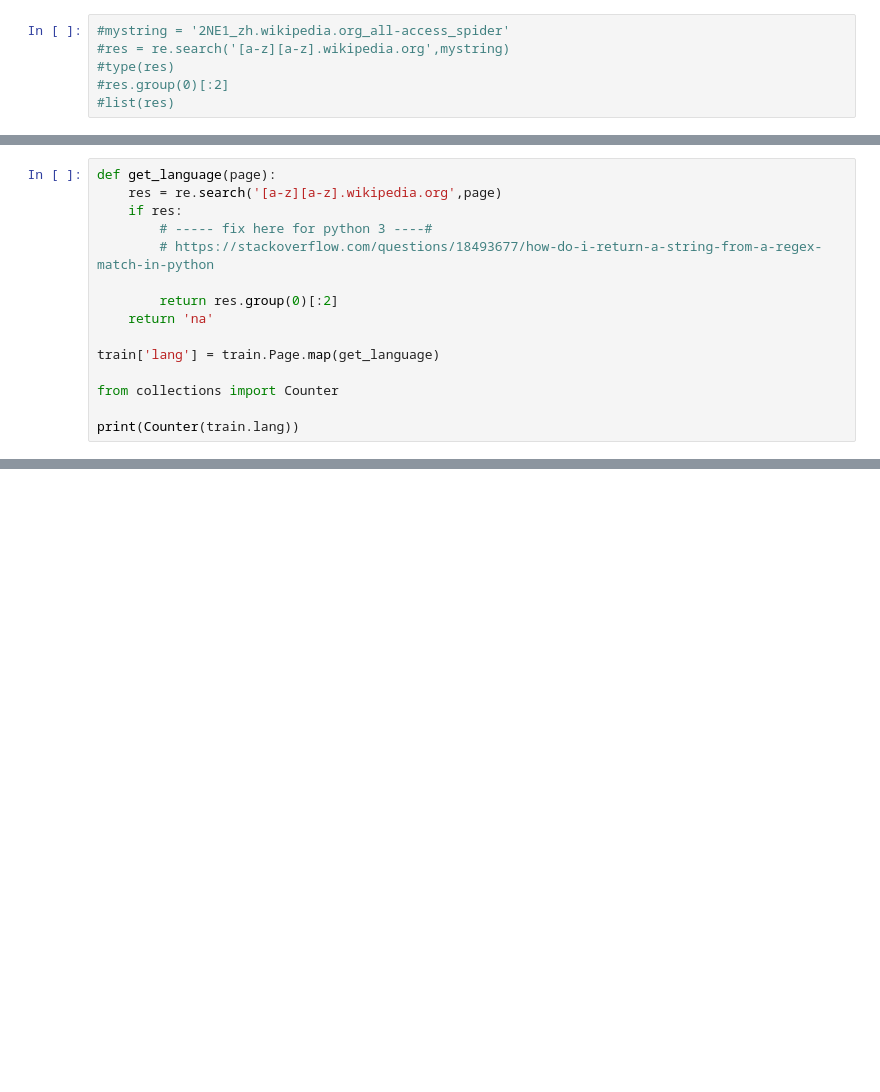
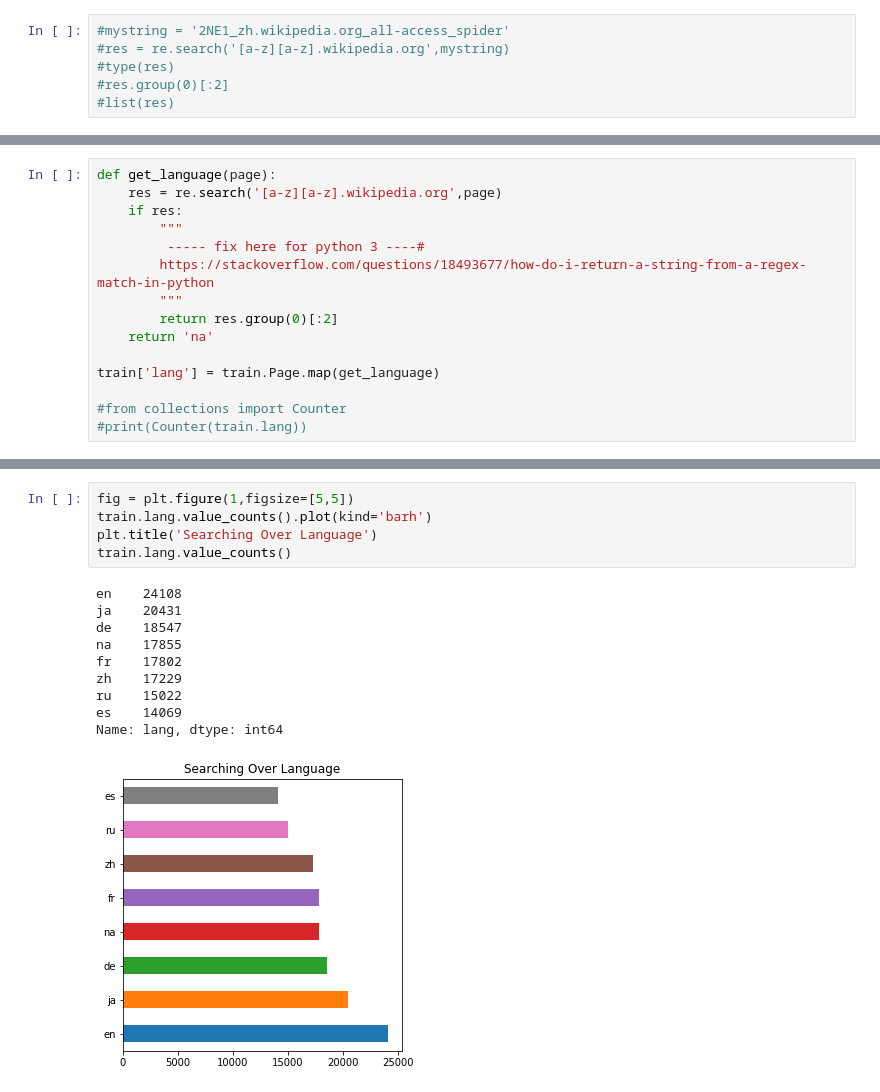
Before and after one commit to yennanliu/Kaggle.com_mini_project, a Jupyter notebook: wiki_web_traffic_predict/Wiki_web_traffic_data_EDA.ipynb, the cells around one changed output, grey strips where cells are left out. Drawn from its saved outputs; the diff is of its cells as text; blank space fills up the shorter version.

Commit message:
add language and FFT  analysis

```diff
--- a/wiki_web_traffic_predict/Wiki_web_traffic_data_EDA.ipynb
+++ b/wiki_web_traffic_predict/Wiki_web_traffic_data_EDA.ipynb
@@ -51,14 +58,14 @@ train.head(3)
 def get_language(page):
     res = re.search('[a-z][a-z].wikipedia.org',page)
     if res:
-        # ----- fix here for python 3 ----#
-        # https://stackoverflow.com/questions/18493677/how-do-i-return-a-string-from-a-regex-match-in-python
-
+        """
+         ----- fix here for python 3 ----#
+        https://stackoverflow.com/questions/18493677/how-do-i-return-a-string-from-a-regex-match-in-python
+        """
         return res.group(0)[:2]
     return 'na'
 
 train['lang'] = train.Page.map(get_language)
 
-from collections import Counter
-
-print(Counter(train.lang))
+#from collections import Counter
+#print(Counter(train.lang))
@@ -75 +72,17 @@ train.head(3)
+# %%
+fig = plt.figure(1,figsize=[5,5])
+train.lang.value_counts().plot(kind='barh')
+plt.title('Searching Over Language')
+train.lang.value_counts()
+# %% [output]
+en    24108
+ja    20431
+de    18547
+na    17855
+fr    17802
+zh    17229
+ru    15022
+es    14069
+Name: lang, dtype: int64
+[figure, added]
 # %%
```
Also changed, not shown: parts of 18 cells of this notebook, 1 other file.
